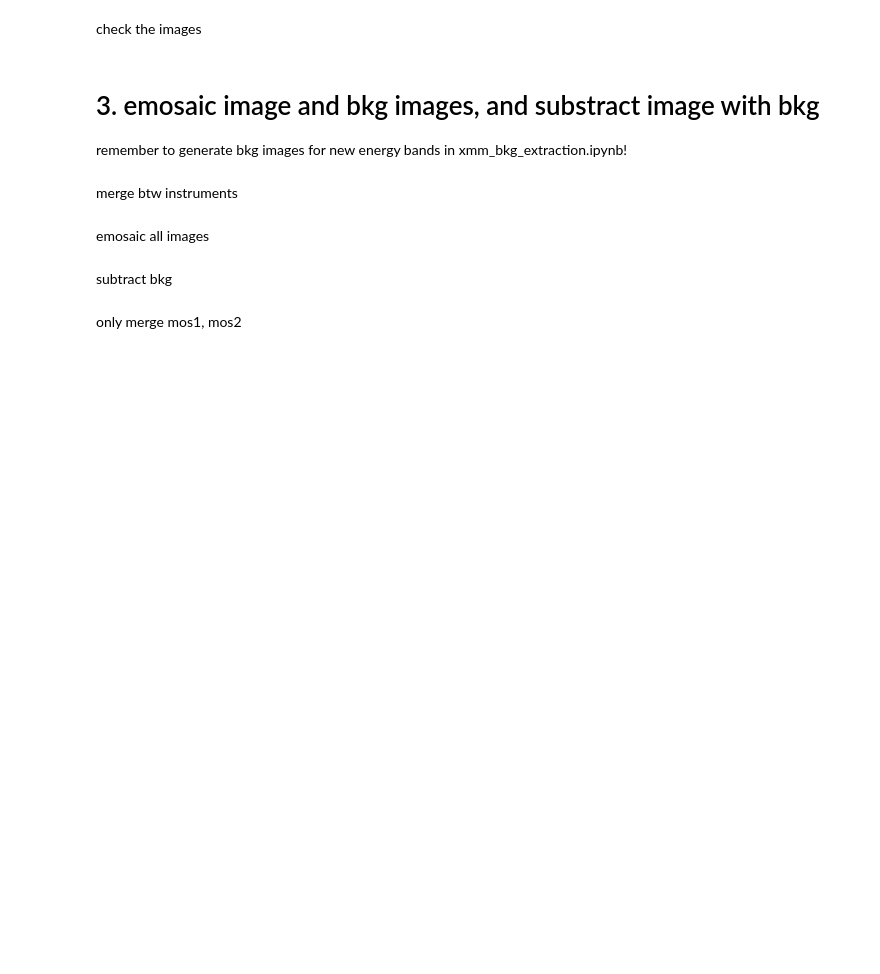
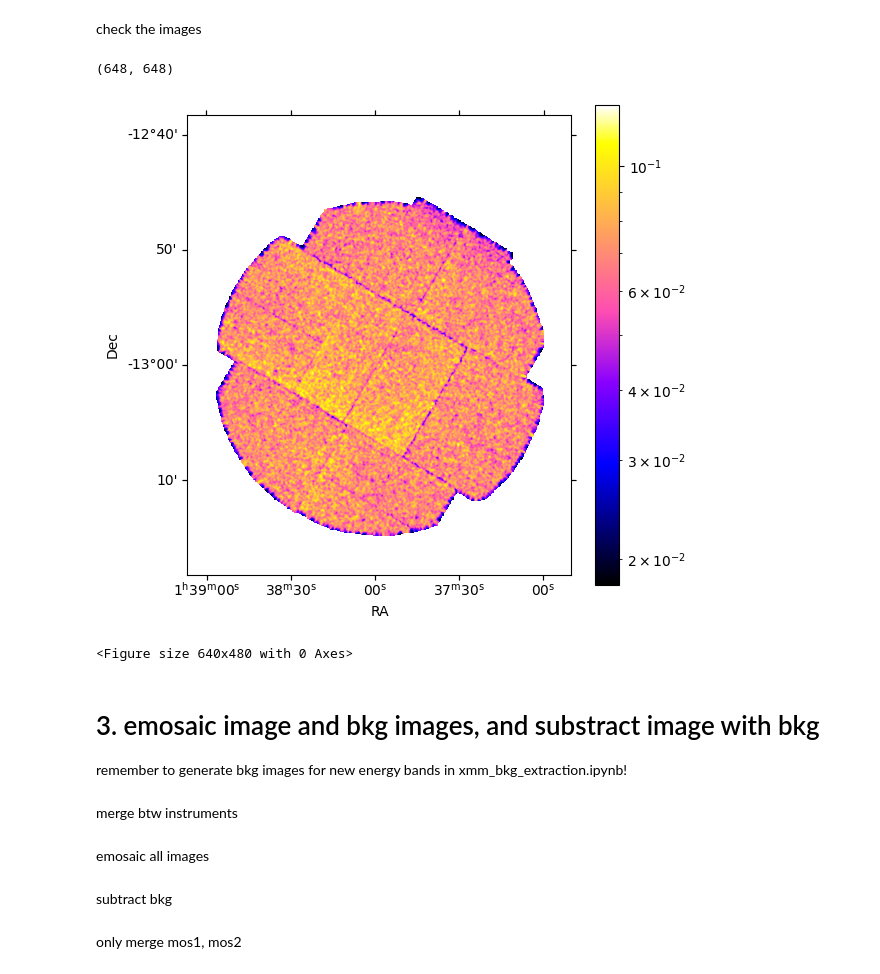
Before and after one commit to yanlingchen1/XMM_datareduction, a Jupyter notebook: xmm_data_extraction.ipynb, the cells around one changed output. Cells and saved outputs as stored; diff of their text form; code cells hidden in the pictures; blank space fills up the shorter version.

```diff
--- a/xmm_data_extraction.ipynb
+++ b/xmm_data_extraction.ipynb
@@ -641,17 +736,27 @@ yimagebinsize=80 withimageset=true imageset={imgfile}.img expression="#XMMEA_{in
+# %%
+f = open('bkg_img_allband_2023-05-07.sh')
+lines = f.readlines()
+newf = open('bkg_img_allband_2023-05-07_corr_EMOS2.sh', 'w')
+newlines = []
+for line in lines:
+    if 'EMOS2' in line:
+        newf.write(line)
+newf.close()
+f.close()
 # %% [markdown]
 manage PN images
 # %%
 bkg_dir = '/stage/headat/yanling/xmm/fwc_dat'
 os.chdir(bkg_dir)
-f = open('bkg_pn_oot_corr.sh', 'w')
+f = open(f'bkg_pn_oot_corr_{today}.sh', 'w')
 for band in ['700-1200', '1200-2000', '2000-5000', '5000-7000']:
       blo = band.split('-')[0]
       bhi = band.split('-')[1]
       frame = 'eff'
       # Scale OoT image
       for obs in [101,201]:
-            pn_imgname = f'EPN_obs{obs}_bkg_clean_{datetime.date.today()}_{blo}-{bhi}_scaled'
-            oot_imgname = f'Oot_obs{obs}_bkg_clean_{datetime.date.today()}_{blo}-{bhi}_scaled'
+            pn_imgname = f'EPN_obs{obs}_bkg_clean_{today}_{blo}-{bhi}_scaled'
+            oot_imgname = f'Oot_obs{obs}_bkg_clean_{today}_{blo}-{bhi}_scaled'
             if(frame == 'eff'):
                   print(f'farith {oot_imgname}.img 0.023 {oot_imgname}_corr.img MUL clobber=yes')
                   f.write(f'farith {oot_imgname}.img 0.023 {oot_imgname}_corr.img MUL clobber=yes\n')
@@ -670,34 +792,39 @@ check the images
 import matplotlib.colors as colors
 import matplotlib.pyplot as plt
 # plt.style.use(astropy_mpl_style)
 plt.style.use('default')
 from astropy.utils.data import get_pkg_data_filename
 from astropy.wcs import WCS
 from astropy.convolution import convolve
 from astropy.convolution import Gaussian2DKernel
 from astropy.io import fits
 import numpy as np
 kernel = Gaussian2DKernel(x_stddev=1)
 # 'EPN_corr_counts'
-file = f"{bkg_dir}/EPN_obs201_bkg_clean_2023-05-04_1200-2000_scaled_corr"
+#EMOS1_obs101_bkg_clean_2023-05-04_1200-2000_scaled.img
+file = f"{bkg_dir}/EMOS2_obs101_bkg_clean_2023-05-07_1200-2000_scaled"
 hdu = fits.open(f'{file}.img')[0]
 image_data = hdu.data
 print(image_data.shape)
 fig = plt.figure(figsize = (6,6))
 ax = fig.add_axes([0.1, 0.1, 0.8, 0.8], projection=WCS(f'{file}.img'))
 ra = ax.coords[0]
 dec = ax.coords[1]
 # plt.grid(color='grey', ls='dashed')
 plt.grid('off')
 ra.set_axislabel('RA')
 dec.set_axislabel('Dec')
 image_data = np.where(np.isfinite(np.log10(image_data)), image_data, np.nan)
 astropy_conv = convolve(image_data, kernel)
 plt.imshow(astropy_conv[50:650,50:550], cmap='gnuplot2', norm = colors.LogNorm(), origin='lower')
 plt.colorbar()
 plt.savefig(f'{file}.png')
 plt.show()
 plt.clf()
+# %% [output]
+(648, 648)
+[figure, added]
+<Figure size 640x480 with 0 Axes>
 # %% [markdown]
 # 3. emosaic image and bkg images, and substract image with bkg
 
```
Also changed, not shown: parts of 24 cells of this notebook, 36 other files.
